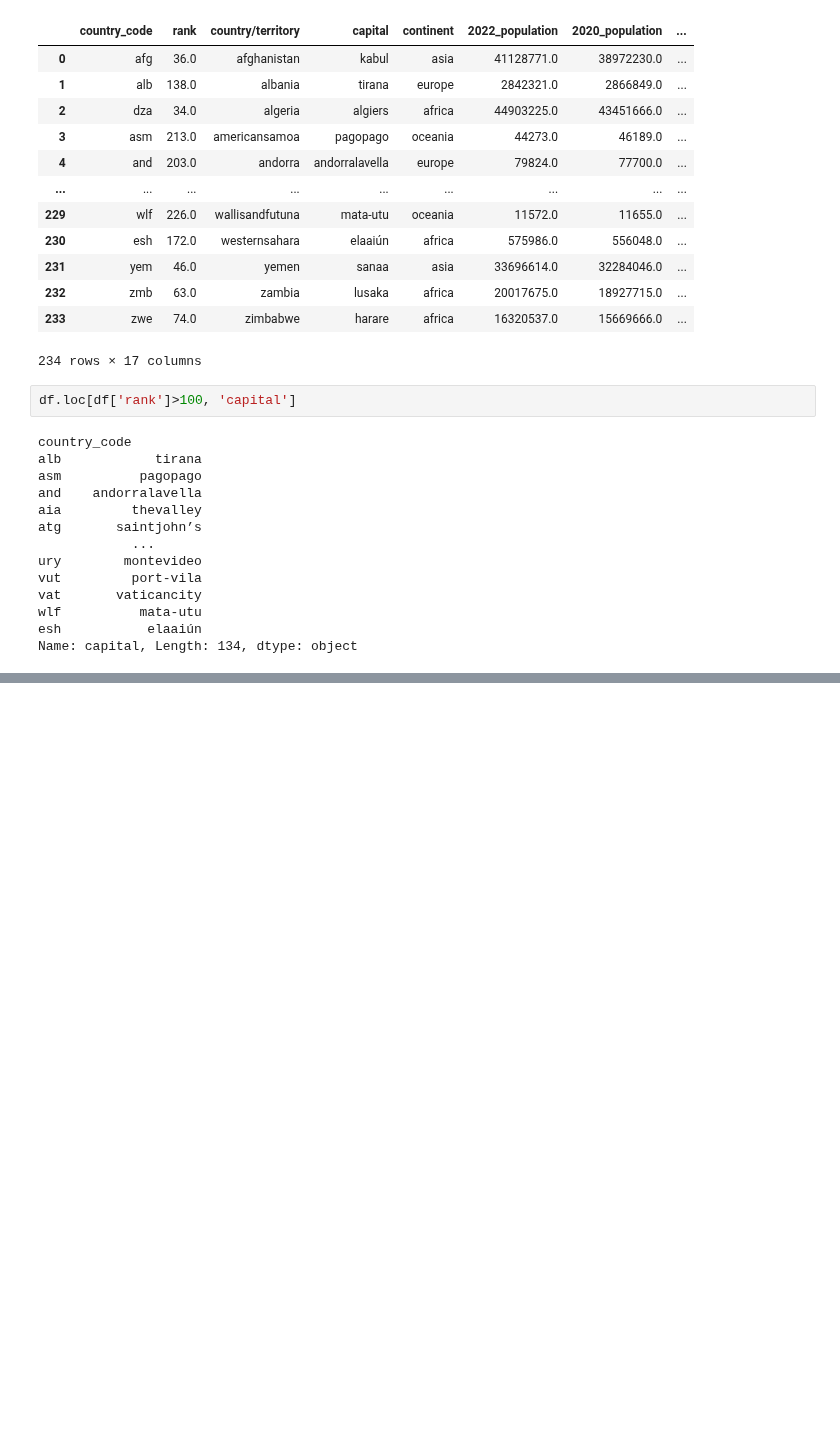
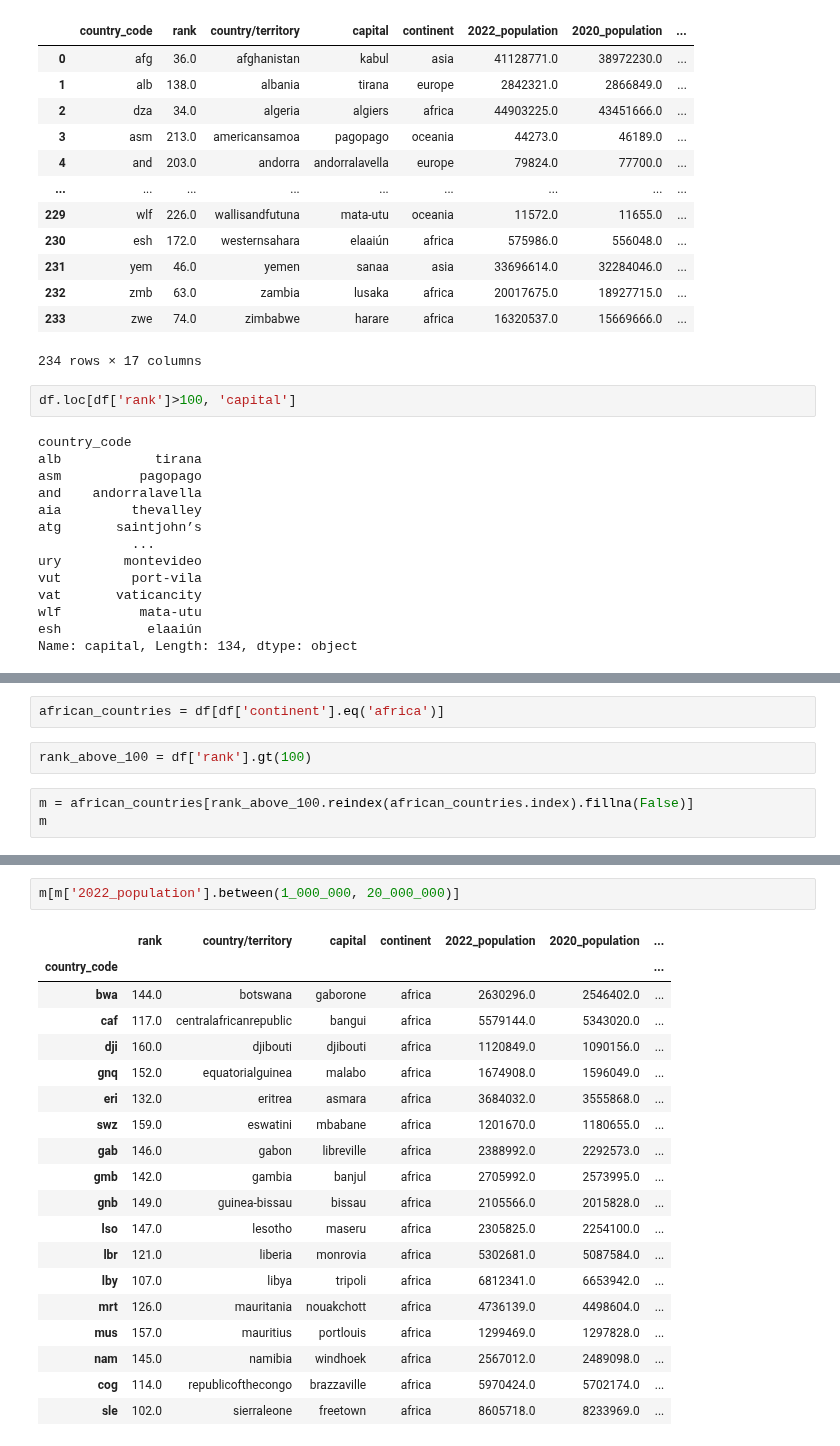
Before and after one commit to TeslimAdeyanju/studynote1-Python-for-Finance-Data-Science-My-Learning-Journey, a Jupyter notebook: Python-Projects/datacamp-practiceipynb.ipynb, the cells around one changed output, grey strips where cells are left out. Cells and saved outputs as stored; diff of their text form; blank space fills up the shorter version.

```diff
--- a/Python-Projects/datacamp-practiceipynb.ipynb
+++ b/Python-Projects/datacamp-practiceipynb.ipynb
@@ -347,0 +369,7 @@ Name: capital, Length: 134, dtype: object
+# %%
+african_countries = df[df['continent'].eq('africa')]
+# %%
+rank_above_100 = df['rank'].gt(100)
+# %%
+m = african_countries[rank_above_100.reindex(african_countries.index).fillna(False)]
+m
@@ -347,0 +395,22 @@ Name: capital, Length: 134, dtype: object
+# %%
+m[m['2022_population'].between(1_000_000, 20_000_000)]
+# %% [output]
+|  | rank | country/territory | capital | continent | 2022_population | 2020_population | ... |
+| country_code |  |  |  |  |  |  | ... |
+| bwa | 144.0 | botswana | gaborone | africa | 2630296.0 | 2546402.0 | ... |
+| caf | 117.0 | centralafricanrepublic | bangui | africa | 5579144.0 | 5343020.0 | ... |
+| dji | 160.0 | djibouti | djibouti | africa | 1120849.0 | 1090156.0 | ... |
+| gnq | 152.0 | equatorialguinea | malabo | africa | 1674908.0 | 1596049.0 | ... |
+| eri | 132.0 | eritrea | asmara | africa | 3684032.0 | 3555868.0 | ... |
+| swz | 159.0 | eswatini | mbabane | africa | 1201670.0 | 1180655.0 | ... |
+| gab | 146.0 | gabon | libreville | africa | 2388992.0 | 2292573.0 | ... |
+| gmb | 142.0 | gambia | banjul | africa | 2705992.0 | 2573995.0 | ... |
+| gnb | 149.0 | guinea-bissau | bissau | africa | 2105566.0 | 2015828.0 | ... |
+| lso | 147.0 | lesotho | maseru | africa | 2305825.0 | 2254100.0 | ... |
+| lbr | 121.0 | liberia | monrovia | africa | 5302681.0 | 5087584.0 | ... |
+| lby | 107.0 | libya | tripoli | africa | 6812341.0 | 6653942.0 | ... |
+| mrt | 126.0 | mauritania | nouakchott | africa | 4736139.0 | 4498604.0 | ... |
+| mus | 157.0 | mauritius | portlouis | africa | 1299469.0 | 1297828.0 | ... |
+| nam | 145.0 | namibia | windhoek | africa | 2567012.0 | 2489098.0 | ... |
+| cog | 114.0 | republicofthecongo | brazzaville | africa | 5970424.0 | 5702174.0 | ... |
+| sle | 102.0 | sierraleone | freetown | africa | 8605718.0 | 8233969.0 | ... |
```
Also changed, not shown: parts of 3 cells of this notebook.
